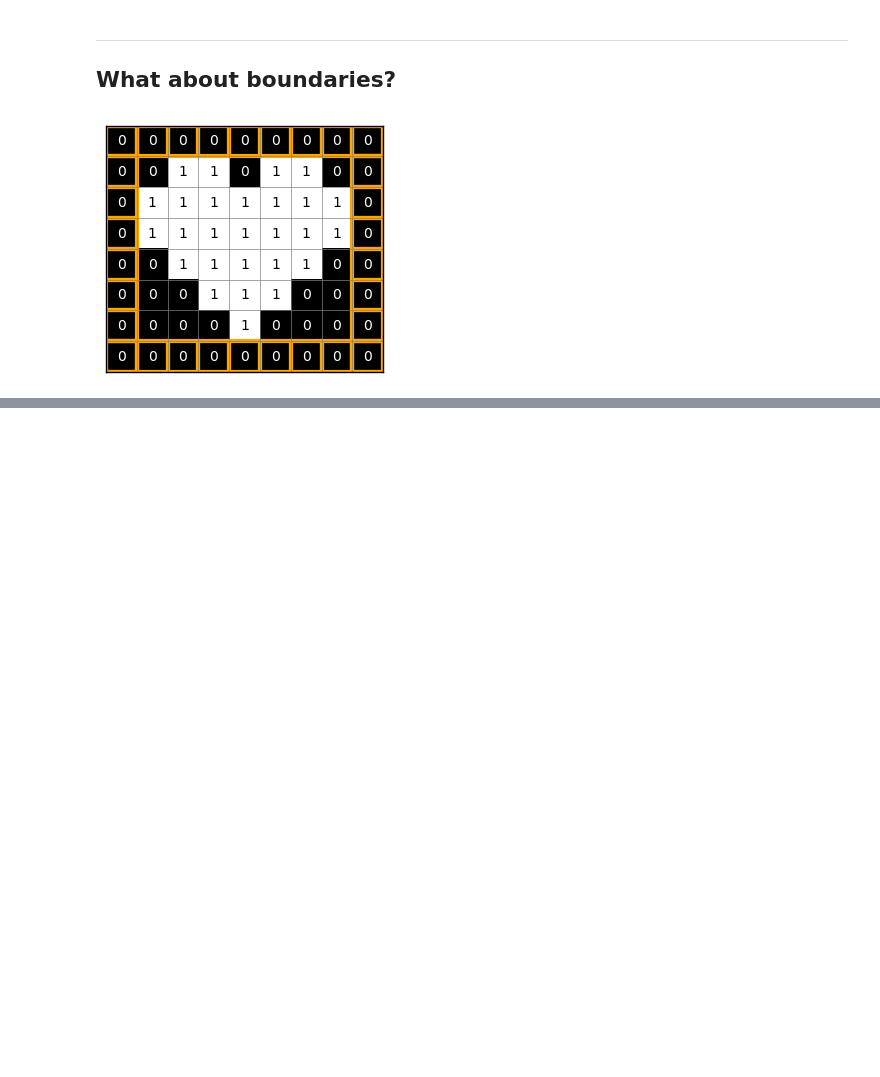
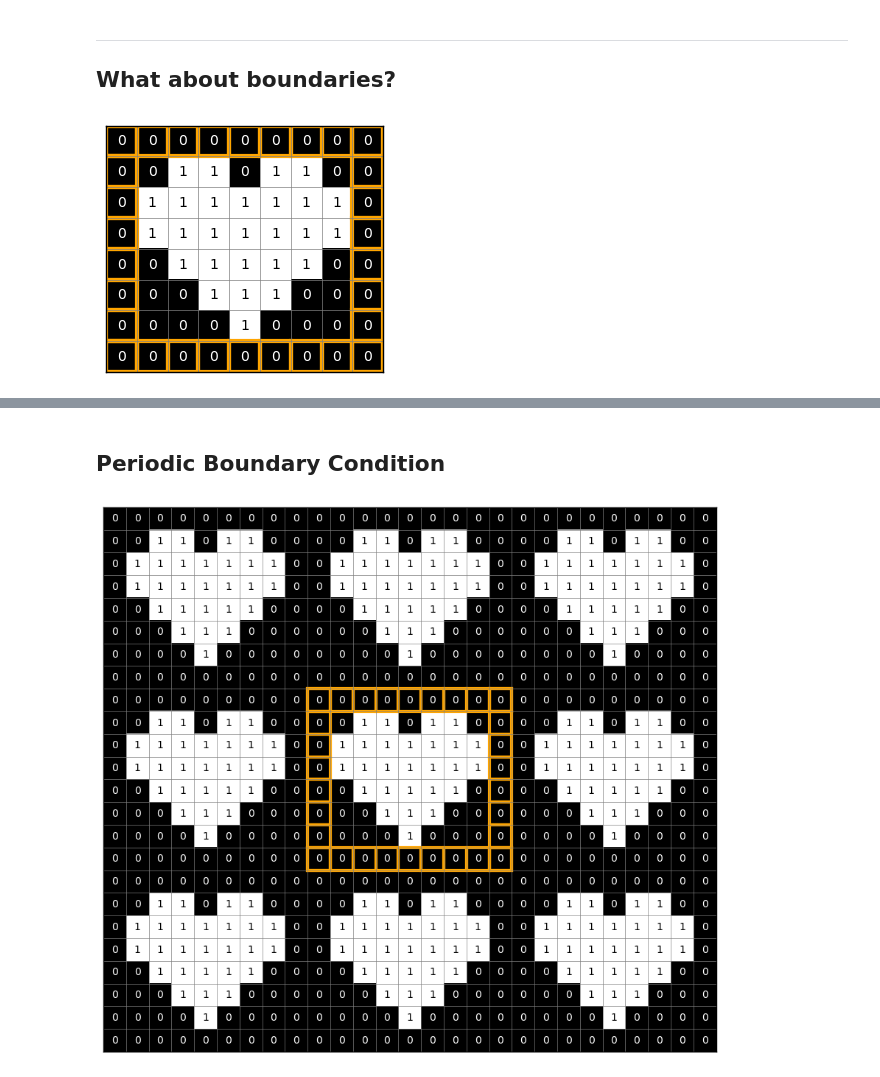
Before and after one commit to lunakim-ubc/ImageDeblurring, a Jupyter notebook: visualization/blurring_matrix.ipynb, the cells around one changed output, grey strips where cells are left out. Drawn from its saved outputs; the diff is of its cells as text; code cells hidden in the pictures; blank space fills up the shorter version.

```diff
--- a/blurring_matrix.ipynb
+++ b/visualization/blurring_matrix.ipynb
@@ -129,0 +145,15 @@ for i in range(heart.shape[0]):
+# %% [markdown]
+## Periodic Boundary Condition
+# %%
+heart_periodic_padded = np.tile(heart, (3, 3))
+H, W = heart.shape
+
+heart_edge_periodic = plot_grid(heart_periodic_padded)
+for j in range(W, 2*W):
+    highlight_cells(heart_edge_periodic, H, j, color='orange', linewidth=3)
+    highlight_cells(heart_edge_periodic, 2*H-1, j, color='orange', linewidth=3)
+for i in range(H, 2*H):
+    highlight_cells(heart_edge_periodic, i, W, color='orange', linewidth=3)
+    highlight_cells(heart_edge_periodic, i, 2*W-1, color='orange', linewidth=3)
+# %% [output]
+[figure, added]
```
Also changed, not shown: parts of 4 cells of this notebook, 3 other files.
